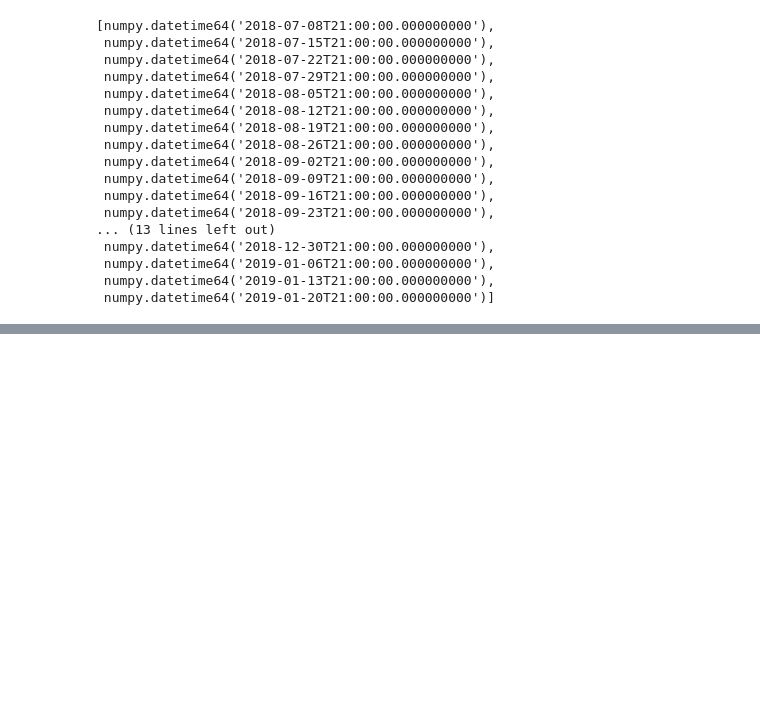
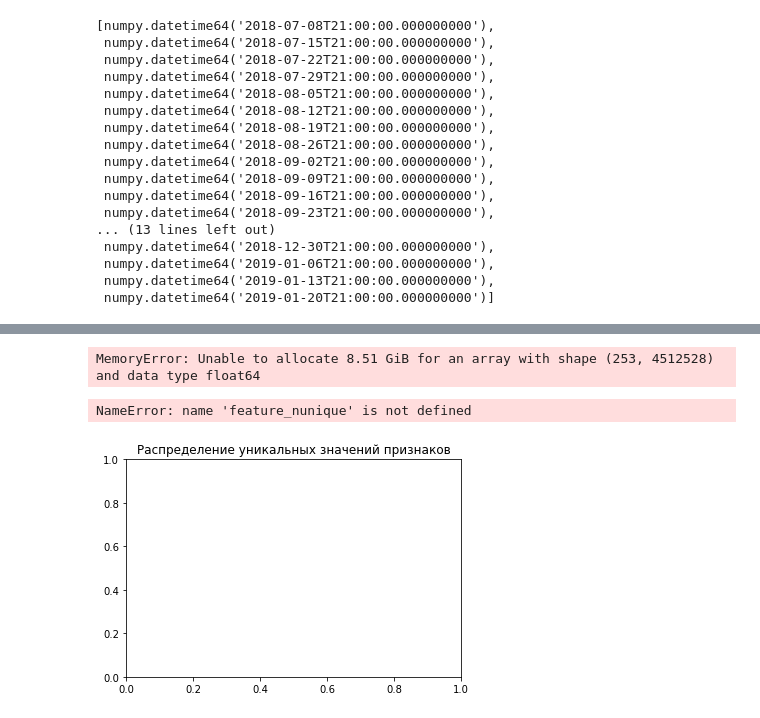
Before and after one commit to NickHlzv/CourseProj, a Jupyter notebook: course_proj.ipynb, the cells around one changed output, grey strips where cells are left out. Cells and saved outputs as stored; diff of their text form; code cells hidden in the pictures; blank space fills up the shorter version.

```diff
--- a/course_proj.ipynb
+++ b/course_proj.ipynb
@@ -258,0 +276,17 @@ Name: target, dtype: float64
+# %%
+%%time
+#Исследвание фичей
+features_copy = df_features.copy()
+features_copy.set_index('id')
+features_copy.drop(columns=['buy_time'], inplace=True)
+feature_nunique = features_copy.apply(lambda x: x.nunique(dropna=False))
+feature_nunique.shape
+# %% [output]
+MemoryError: Unable to allocate 8.51 GiB for an array with shape (253, 4512528) and data type float64
+# %%
+#Распределение значений
+plt.title("Распределение уникальных значений признаков")
+feature_nunique.hist(bins=75,figsize=(10, 5));
+# %% [output]
+NameError: name 'feature_nunique' is not defined
+[figure, added]
```
Also changed, not shown: parts of 32 cells of this notebook, 2 other files.
